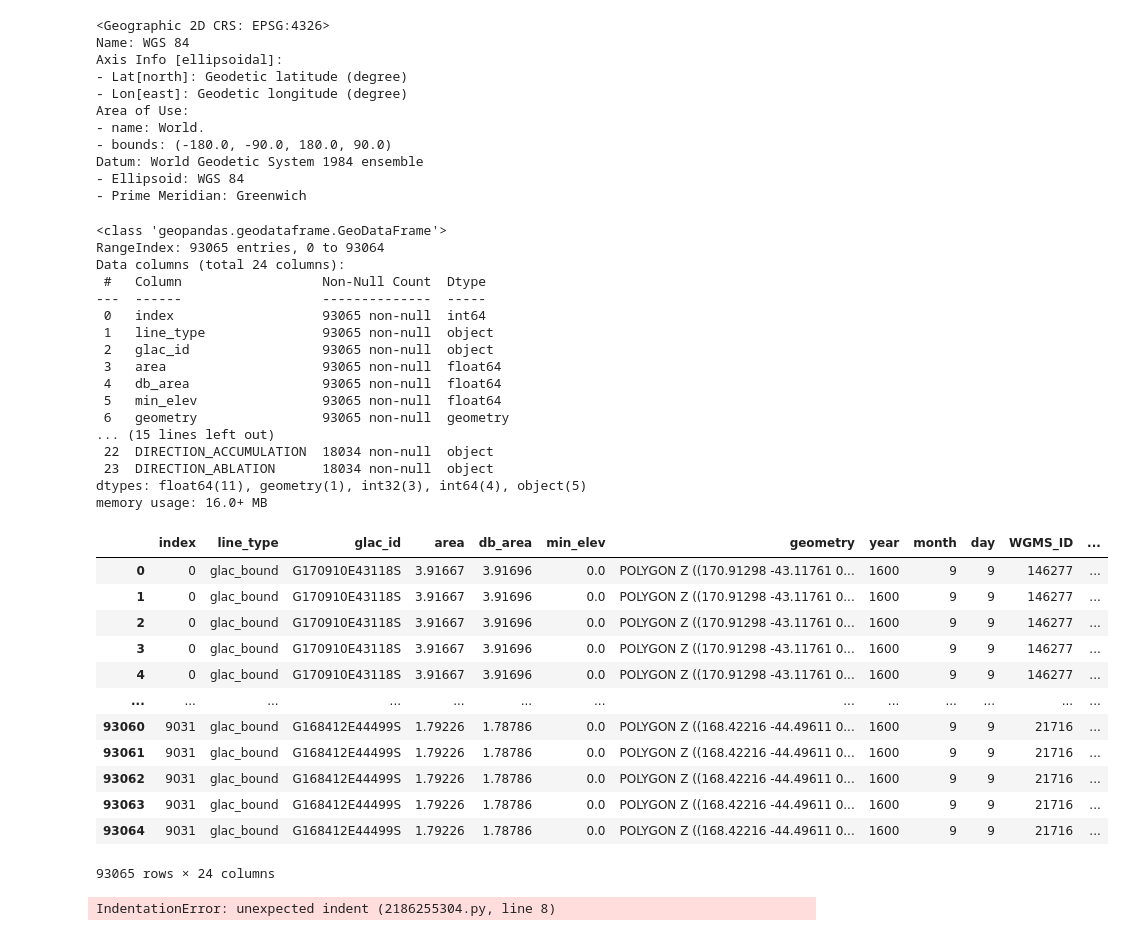
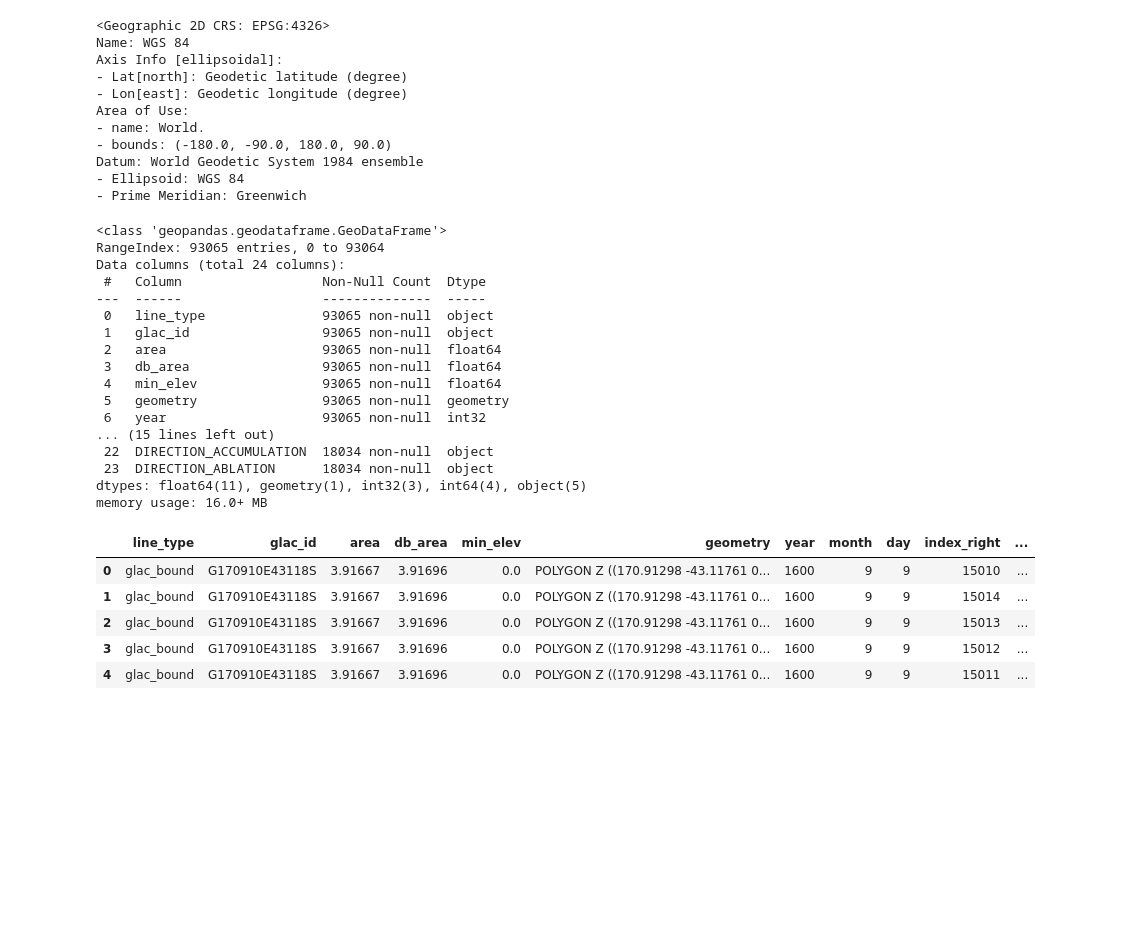
Before and after one commit to zachho9/Glacier-Retreat-Bio, a Jupyter notebook: data_clean_wgms.ipynb, the cells around one changed output. Cells and saved outputs as stored; diff of their text form; code cells hidden in the pictures; blank space fills up the shorter version.

```diff
--- a/data_clean_wgms.ipynb
+++ b/data_clean_wgms.ipynb
@@ -809,8 +809,7 @@ Datum: World Geodetic System 1984 ensemble
 # %%
 wgms_glims =  gla_glims_cleaned.sjoin(gdf_wgms, predicate="intersects")
 # %%
-wgms_glims = wgms_glims.drop(["index_right"], axis=1)
-wgms_glims = wgms_glims.reset_index()
+wgms_glims = wgms_glims.reset_index(drop=True)
 # %%
 wgms_glims.info()
 # %% [output]
@@ -819,42 +818,32 @@ RangeIndex: 93065 entries, 0 to 93064
 Data columns (total 24 columns):
  #   Column                  Non-Null Count  Dtype
 ---  ------                  --------------  -----
- 0   index                   93065 non-null  int64
- 1   line_type               93065 non-null  object
- 2   glac_id                 93065 non-null  object
- 3   area                    93065 non-null  float64
- 4   db_area                 93065 non-null  float64
- 5   min_elev                93065 non-null  float64
- 6   geometry                93065 non-null  geometry
+ 0   line_type               93065 non-null  object
+ 1   glac_id                 93065 non-null  object
+ 2   area                    93065 non-null  float64
+ 3   db_area                 93065 non-null  float64
+ 4   min_elev                93065 non-null  float64
+ 5   geometry                93065 non-null  geometry
+ 6   year                    93065 non-null  int32
 ... (15 lines left out)
  22  DIRECTION_ACCUMULATION  18034 non-null  object
  23  DIRECTION_ABLATION      18034 non-null  object
 dtypes: float64(11), geometry(1), int32(3), int64(4), object(5)
 memory usage: 16.0+ MB
 # %%
-wgms_glims
+wgms_glims.head()
 # %% [output]
-|  | index | line_type | glac_id | area | db_area | min_elev | geometry | year | month | day | WGMS_ID | ... |
-| 0 | 0 | glac_bound | G170910E43118S | 3.91667 | 3.91696 | 0.0 | POLYGON Z ((170.91298 -43.11761 0... | 1600 | 9 | 9 | 146277 | ... |
-| 1 | 0 | glac_bound | G170910E43118S | 3.91667 | 3.91696 | 0.0 | POLYGON Z ((170.91298 -43.11761 0... | 1600 | 9 | 9 | 146277 | ... |
-| 2 | 0 | glac_bound | G170910E43118S | 3.91667 | 3.91696 | 0.0 | POLYGON Z ((170.91298 -43.11761 0... | 1600 | 9 | 9 | 146277 | ... |
-| 3 | 0 | glac_bound | G170910E43118S | 3.91667 | 3.91696 | 0.0 | POLYGON Z ((170.91298 -43.11761 0... | 1600 | 9 | 9 | 146277 | ... |
-| 4 | 0 | glac_bound | G170910E43118S | 3.91667 | 3.91696 | 0.0 | POLYGON Z ((170.91298 -43.11761 0... | 1600 | 9 | 9 | 146277 | ... |
-| ... | ... | ... | ... | ... | ... | ... | ... | ... | ... | ... | ... | ... |
-| 93060 | 9031 | glac_bound | G168412E44499S | 1.79226 | 1.78786 | 0.0 | POLYGON Z ((168.42216 -44.49611 0... | 1600 | 9 | 9 | 21716 | ... |
-| 93061 | 9031 | glac_bound | G168412E44499S | 1.79226 | 1.78786 | 0.0 | POLYGON Z ((168.42216 -44.49611 0... | 1600 | 9 | 9 | 21716 | ... |
-| 93062 | 9031 | glac_bound | G168412E44499S | 1.79226 | 1.78786 | 0.0 | POLYGON Z ((168.42216 -44.49611 0... | 1600 | 9 | 9 | 21716 | ... |
-| 93063 | 9031 | glac_bound | G168412E44499S | 1.79226 | 1.78786 | 0.0 | POLYGON Z ((168.42216 -44.49611 0... | 1600 | 9 | 9 | 21716 | ... |
-| 93064 | 9031 | glac_bound | G168412E44499S | 1.79226 | 1.78786 | 0.0 | POLYGON Z ((168.42216 -44.49611 0... | 1600 | 9 | 9 | 21716 | ... |
+|  | line_type | glac_id | area | db_area | min_elev | geometry | year | month | day | index_right | ... |
+| 0 | glac_bound | G170910E43118S | 3.91667 | 3.91696 | 0.0 | POLYGON Z ((170.91298 -43.11761 0... | 1600 | 9 | 9 | 15010 | ... |
+| 1 | glac_bound | G170910E43118S | 3.91667 | 3.91696 | 0.0 | POLYGON Z ((170.91298 -43.11761 0... | 1600 | 9 | 9 | 15014 | ... |
+| 2 | glac_bound | G170910E43118S | 3.91667 | 3.91696 | 0.0 | POLYGON Z ((170.91298 -43.11761 0... | 1600 | 9 | 9 | 15013 | ... |
+| 3 | glac_bound | G170910E43118S | 3.91667 | 3.91696 | 0.0 | POLYGON Z ((170.91298 -43.11761 0... | 1600 | 9 | 9 | 15012 | ... |
+| 4 | glac_bound | G170910E43118S | 3.91667 | 3.91696 | 0.0 | POLYGON Z ((170.91298 -43.11761 0... | 1600 | 9 | 9 | 15011 | ... |
-93065 rows × 24 columns
 # %%
 # The following col might contain useful information, but they have missing values
 # 16  CHANGE_VOLUME           14130 non-null  float64
 # 19  FEATURE_PRIM_CLASS      17198 non-null  float64
 # 20  FEATURE_FORM            18034 non-null  float6
 # 21  FEATURE_FRONTAL_CHARS   18034 non-null  float
-#  22  DIRECTION_ACCUMULAIONN  18034 non-null  obect
-#
- 23  DIRECTION_ABLATION      18034 non-null  jectct
+# 22  DIRECTION_ACCUMULATION  18034 non-null  object
+# 23  DIRECTION_ABLATION      18034 non-null  object
-# %% [output]
-IndentationError: unexpected indent (2186255304.py, line 8)
```
